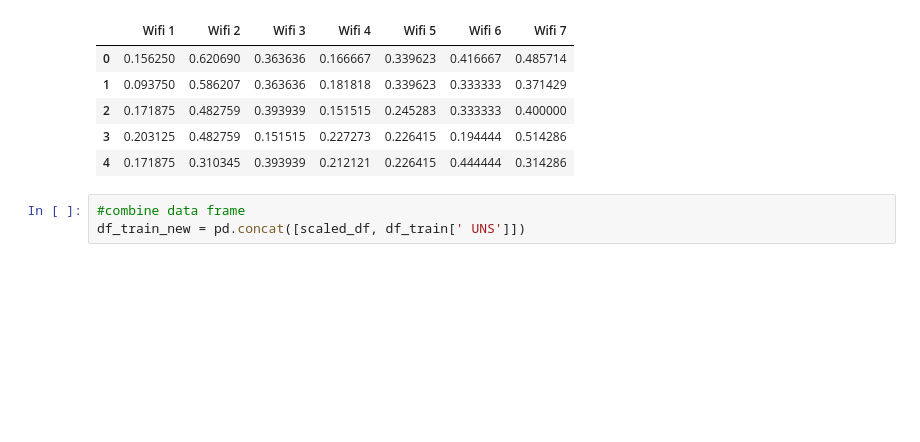
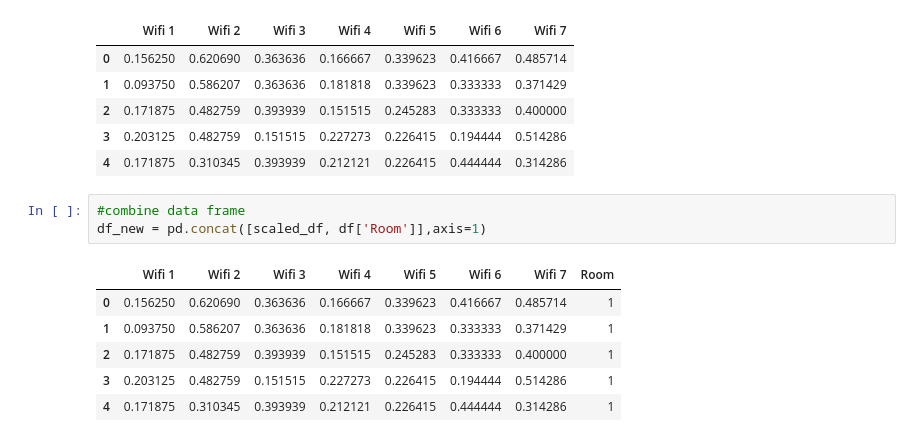
Before and after one commit to edimaudo/Python-projects, a Jupyter notebook: portfolio/wireless_strength/wifi_strength.ipynb, the cells around one changed output. Saved outputs shown, nothing was run; the diff lists cells and outputs as text; blank space fills up the shorter version.

```diff
--- a/portfolio/wireless_strength/wifi_strength.ipynb
+++ b/portfolio/wireless_strength/wifi_strength.ipynb
@@ -57,4 +57,11 @@ scaled_df.head()
 | 4 | 0.171875 | 0.310345 | 0.393939 | 0.212121 | 0.226415 | 0.444444 | 0.314286 |
 # %%
 #combine data frame
-df_train_new = pd.concat([scaled_df, df_train[' UNS']])
+df_new = pd.concat([scaled_df, df['Room']],axis=1)
+# %% [output]
+|  | Wifi 1 | Wifi 2 | Wifi 3 | Wifi 4 | Wifi 5 | Wifi 6 | Wifi 7 | Room |
+| 0 | 0.156250 | 0.620690 | 0.363636 | 0.166667 | 0.339623 | 0.416667 | 0.485714 | 1 |
+| 1 | 0.093750 | 0.586207 | 0.363636 | 0.181818 | 0.339623 | 0.333333 | 0.371429 | 1 |
+| 2 | 0.171875 | 0.482759 | 0.393939 | 0.151515 | 0.245283 | 0.333333 | 0.400000 | 1 |
+| 3 | 0.203125 | 0.482759 | 0.151515 | 0.227273 | 0.226415 | 0.194444 | 0.514286 | 1 |
+| 4 | 0.171875 | 0.310345 | 0.393939 | 0.212121 | 0.226415 | 0.444444 | 0.314286 | 1 |
```
Also changed, not shown: parts of 6 cells of this notebook.
